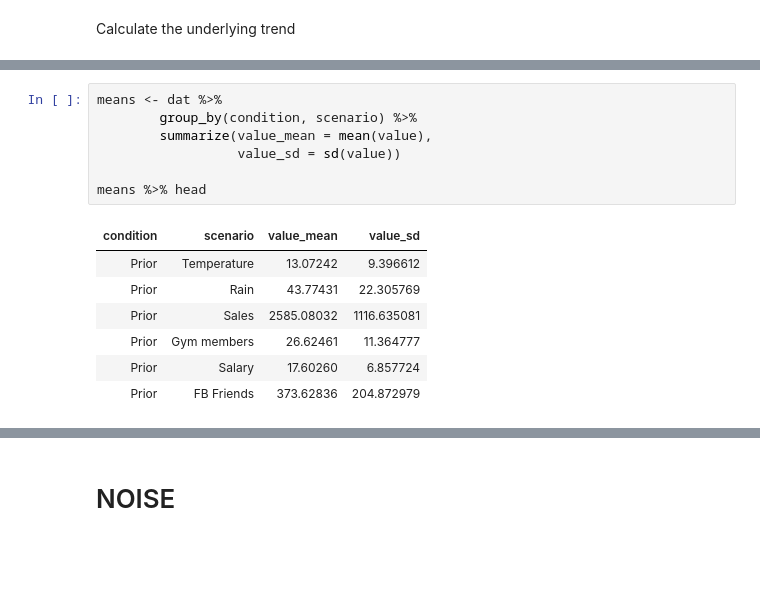
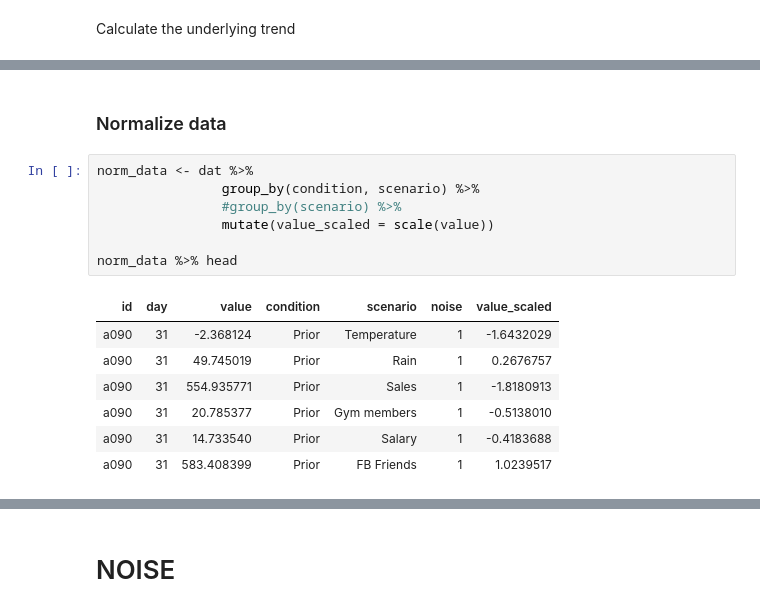
Before and after one commit to ericschulz/compforca, a Jupyter notebook: Data analysis/Catmull-Rom Analysis.ipynb, the cells around one changed output, grey strips where cells are left out. Drawn from its saved outputs; the diff is of its cells as text; blank space fills up the shorter version.

```diff
--- a/Data analysis/Catmull-Rom Analysis.ipynb
+++ b/Data analysis/Catmull-Rom Analysis.ipynb
@@ -461,15 +450,17 @@ df %>%
-# %%
-means <- dat %>%
-        group_by(condition, scenario) %>%
-        summarize(value_mean = mean(value),
-                  value_sd = sd(value))
-
-means %>% head
-# %% [output]
-| condition | scenario | value_mean | value_sd |
-| Prior | Temperature | 13.07242 | 9.396612 |
-| Prior | Rain | 43.77431 | 22.305769 |
-| Prior | Sales | 2585.08032 | 1116.635081 |
-| Prior | Gym members | 26.62461 | 11.364777 |
-| Prior | Salary | 17.60260 | 6.857724 |
-| Prior | FB Friends | 373.62836 | 204.872979 |
+# %% [markdown]
+### Normalize data
+# %%
+norm_data <- dat %>%
+                group_by(condition, scenario) %>%
+                #group_by(scenario) %>%
+                mutate(value_scaled = scale(value))
+
+norm_data %>% head
+# %% [output]
+| id | day | value | condition | scenario | noise | value_scaled |
+| a090 | 31 | -2.368124 | Prior | Temperature | 1 | -1.6432029 |
+| a090 | 31 | 49.745019 | Prior | Rain | 1 | 0.2676757 |
+| a090 | 31 | 554.935771 | Prior | Sales | 1 | -1.8180913 |
+| a090 | 31 | 20.785377 | Prior | Gym members | 1 | -0.5138010 |
+| a090 | 31 | 14.733540 | Prior | Salary | 1 | -0.4183688 |
+| a090 | 31 | 583.408399 | Prior | FB Friends | 1 | 1.0239517 |
```
Also changed, not shown: parts of 33 cells of this notebook, 4 other files.
